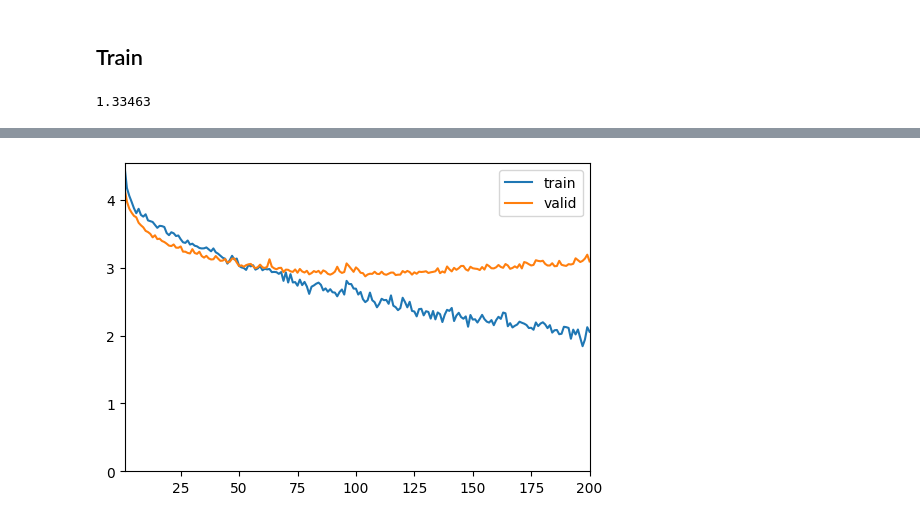
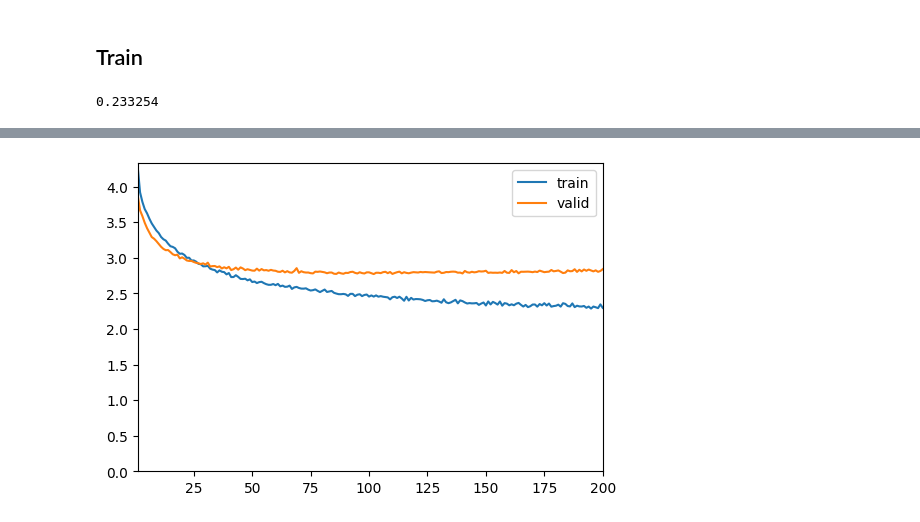
Before and after one commit to danjacobellis/BF, a Jupyter notebook: train_food101.ipynb, the cells around one changed output, grey strips where cells are left out. Drawn from its saved outputs; the diff is of its cells as text; code cells hidden in the pictures.

```diff
--- a/train_food101.ipynb
+++ b/train_food101.ipynb
@@ -90,13 +90,15 @@ def entropy_decode(sample):
 class CascadeClassifier(nn.Module):
     def __init__(self):
         super(CascadeClassifier, self).__init__()
-        self.conv1 = nn.Conv2d(in_channels=16, out_channels=256, kernel_size=5, stride=4)
-        self.fc1 = nn.Linear(2304, 512)
-        self.fc2 = nn.Linear(512, 101)
+        self.conv1 = nn.Conv2d(in_channels=16, out_channels=128, kernel_size=5, stride=4)
+        self.conv2 = nn.Conv2d(in_channels=128, out_channels=64, kernel_size=1)
+        self.fc1 = nn.Linear(576, 256)
+        self.fc2 = nn.Linear(256, 101)
         self.prelu = nn.PReLU()
 
     def forward(self, x):
         x = self.prelu(self.conv1(x))
+        x = self.prelu(self.conv2(x))
         x = x.view(x.size(0), -1)
         x = self.prelu(self.fc1(x))
         x = self.fc2(x)
@@ -109,7 +111,7 @@ optimizer = optim.AdamW(model.parameters(), lr=0.001)
 num_params = sum(p.numel() for p in model.parameters() if p.requires_grad)
 num_params/1e6
 # %% [output]
-1.33463
+0.233254
 # %%
 dataset = load_dataset('danjacobellis/food101_cascade').map(entropy_decode).remove_columns("compressed_image").with_format("torch")
 # %%
@@ -122,15 +124,13 @@ augmentations = Compose([
     RandomCrop(13),
     RandomHorizontalFlip(0.5),
     RandomErasing(p=0.5, scale=(1/169, 16/169), ratio=(1/13, 13), value= 0, inplace=False),
-    RandomErasing(p=0.5, scale=(1/169, 16/169), ratio=(1/13, 13), value= 0, inplace=False),
-    RandomErasing(p=0.5, scale=(1/169, 16/169), ratio=(1/13, 13), value= 0, inplace=False),
 ])
 
 center_crop = CenterCrop(13)
 
 for epoch in mb:
     # Training Phase
-    dataloader_train = DataLoader(dataset['train'], batch_size=8192, shuffle=True, drop_last=True)
+    dataloader_train = DataLoader(dataset['train'], batch_size=1024, shuffle=True, drop_last=True)
     model.train()
     running_loss = 0.0
     for inputs in progress_bar(dataloader_train, parent=mb):
@@ -190 +191 @@ Epoch: 1, Accuracy: 0.0797
-[figure, old version]
+[figure, new version]
```
Also changed, not shown: parts of 1 cell of this notebook.
